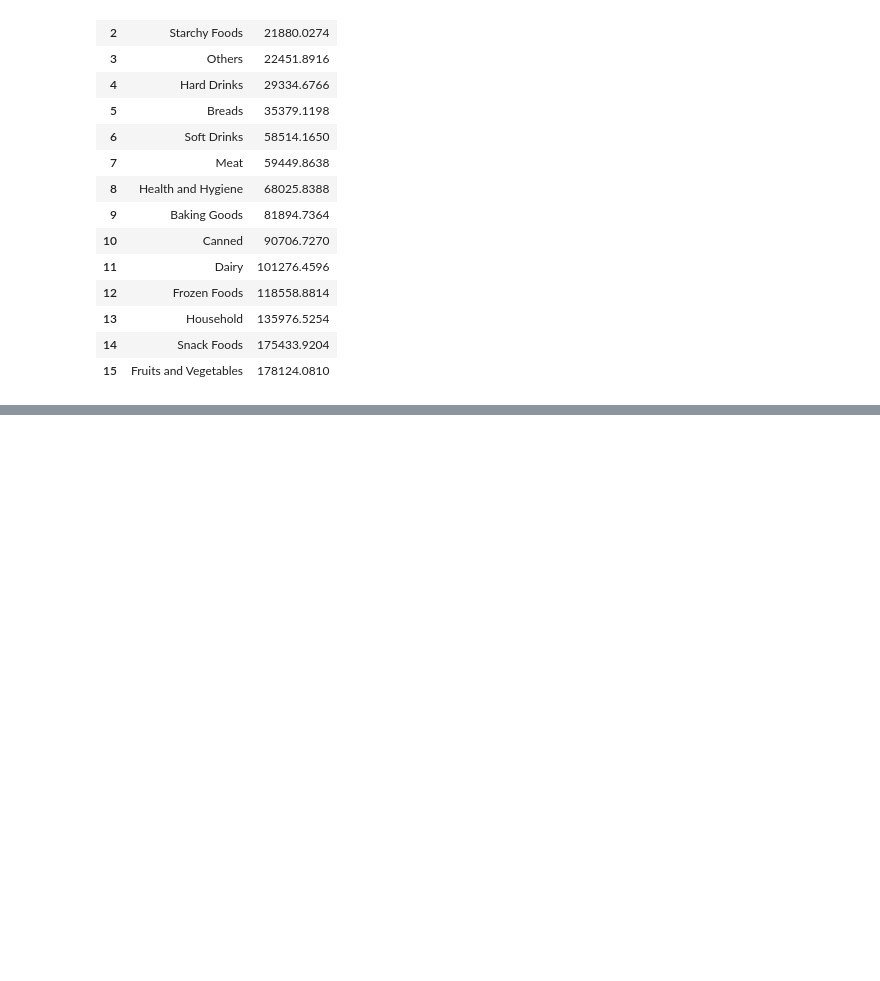
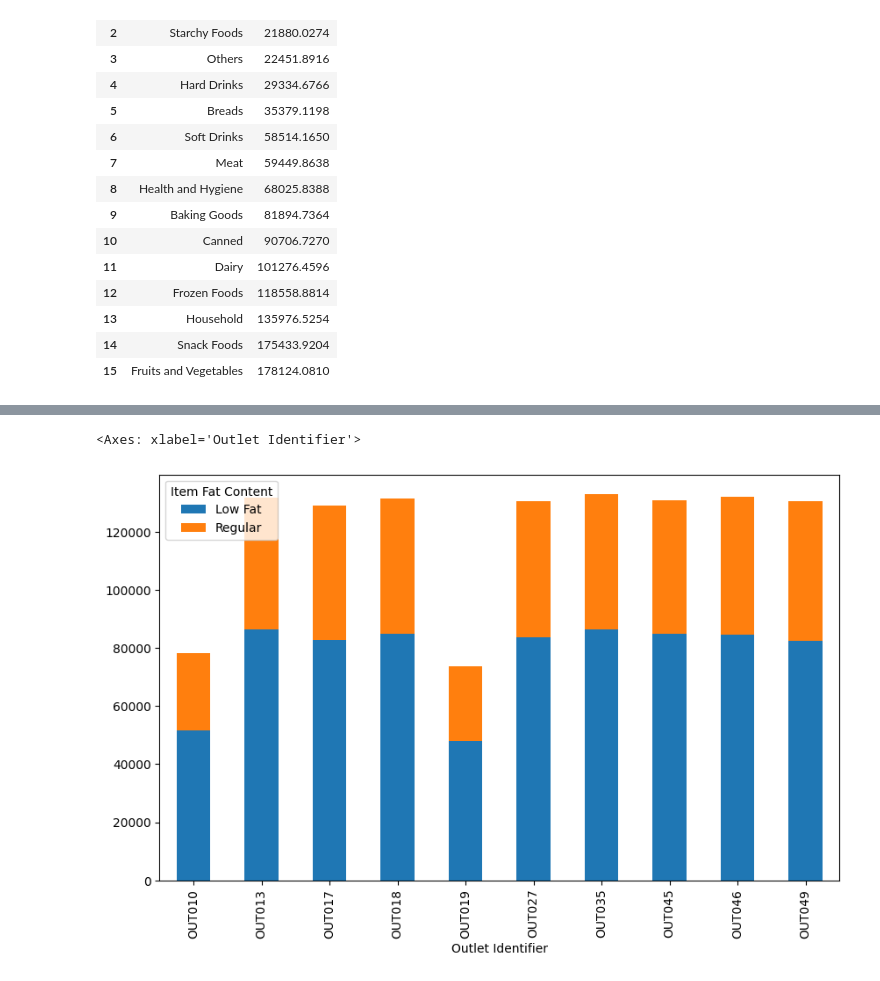
Before and after one commit to Mohamed-Shaheedullah/blinkit-analysis, a Jupyter notebook: blinkit-analysis.ipynb, the cells around one changed output, grey strips where cells are left out. Cells and saved outputs as stored; diff of their text form; code cells hidden in the pictures; blank space fills up the shorter version.

Commit message:
outlet and fat by sales stacked chart

```diff
--- a/blinkit-analysis.ipynb
+++ b/blinkit-analysis.ipynb
@@ -172,0 +174,4 @@ Text(0.5, 1.0, 'Total Sales by Item Type')
+# %%
+df = df.reset_index()
+df['Outlet Identifier'] = df['Outlet Identifier'].astype('category')
+df
@@ -172,0 +192,4 @@ Text(0.5, 1.0, 'Total Sales by Item Type')
+# %%
+
+fat_outlet_df = df.groupby(by=['Item Fat Content', 'Outlet Identifier']).agg({'Sales': 'sum'})
+fat_outlet_df.reset_index().head()
@@ -172,0 +203,6 @@ Text(0.5, 1.0, 'Total Sales by Item Type')
+# %%
+fat_outlet_df = fat_outlet_df.reset_index()
+fat_outlet_df.rename(columns={'Sales': 'Total Sales'}, inplace=True)
+fat_outlet_df = fat_outlet_df.sort_values('Total Sales', ascending=True)
+fat_outlet_df
+# stacked column chart
@@ -172,0 +227,9 @@ Text(0.5, 1.0, 'Total Sales by Item Type')
+# %%
+fat_outlet_df = fat_outlet_df.pivot(index='Outlet Identifier', columns='Item Fat Content', values='Total Sales')
+fat_outlet_df = fat_outlet_df.fillna(0)
+fat_outlet_df = fat_outlet_df.reset_index()
+fat_outlet_df = fat_outlet_df.set_index('Outlet Identifier')
+fat_outlet_df.plot(kind='bar', stacked=True, figsize=(10, 6))
+# %% [output]
+<Axes: xlabel='Outlet Identifier'>
+[figure, added]
```
Also changed, not shown: parts of 5 cells of this notebook.
